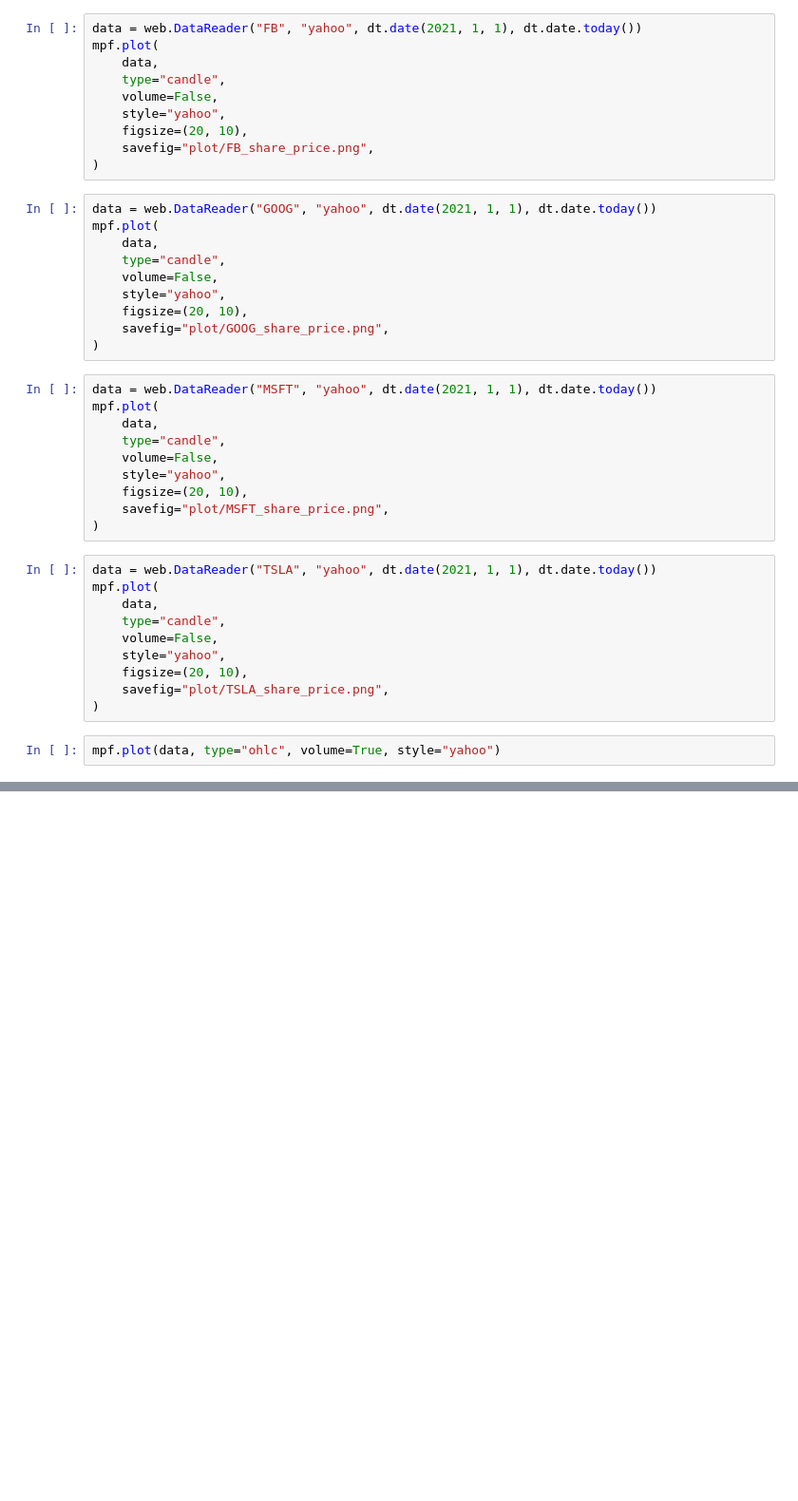
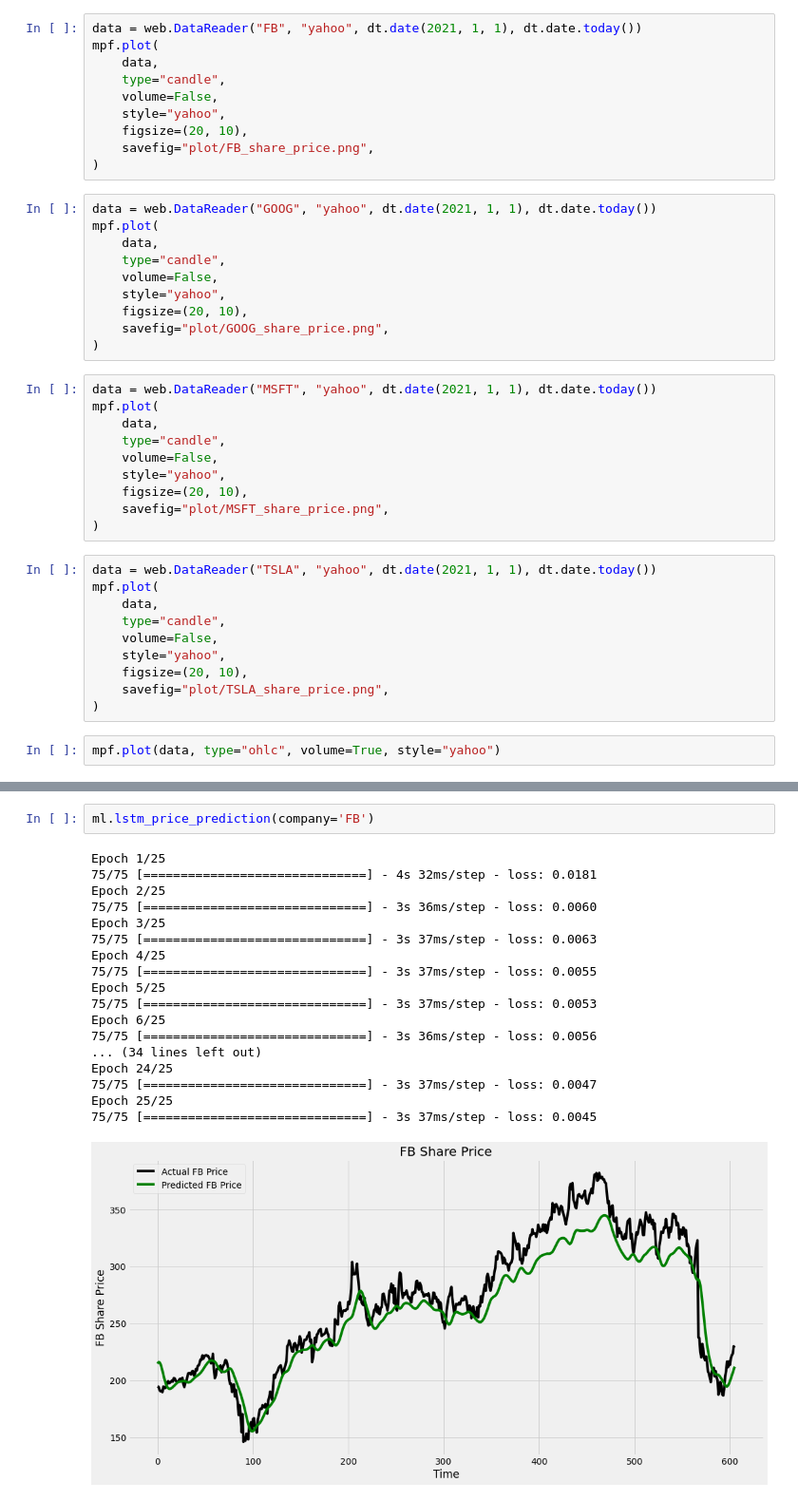
Before and after one commit to BitcoinInvestAnalysis/Capstone, a Jupyter notebook: playground.ipynb, the cells around one changed output, grey strips where cells are left out. Shown at 95% size. Drawn from its saved outputs; the diff is of its cells as text; blank space fills up the shorter version.

```diff
--- a/playground.ipynb
+++ b/playground.ipynb
@@ -88,0 +139,21 @@ ml.lstm_price_prediction(company='BTC-USD')
+# %%
+ml.lstm_price_prediction(company='FB')
+# %% [output]
+Epoch 1/25
+75/75 [==============================] - 4s 32ms/step - loss: 0.0181
+Epoch 2/25
+75/75 [==============================] - 3s 36ms/step - loss: 0.0060
+Epoch 3/25
+75/75 [==============================] - 3s 37ms/step - loss: 0.0063
+Epoch 4/25
+75/75 [==============================] - 3s 37ms/step - loss: 0.0055
+Epoch 5/25
+75/75 [==============================] - 3s 37ms/step - loss: 0.0053
+Epoch 6/25
+75/75 [==============================] - 3s 36ms/step - loss: 0.0056
+... (34 lines left out)
+Epoch 24/25
+75/75 [==============================] - 3s 37ms/step - loss: 0.0047
+Epoch 25/25
+75/75 [==============================] - 3s 37ms/step - loss: 0.0045
+[figure, added]
```
Also changed, not shown: parts of 7 cells of this notebook, 10 other files.
